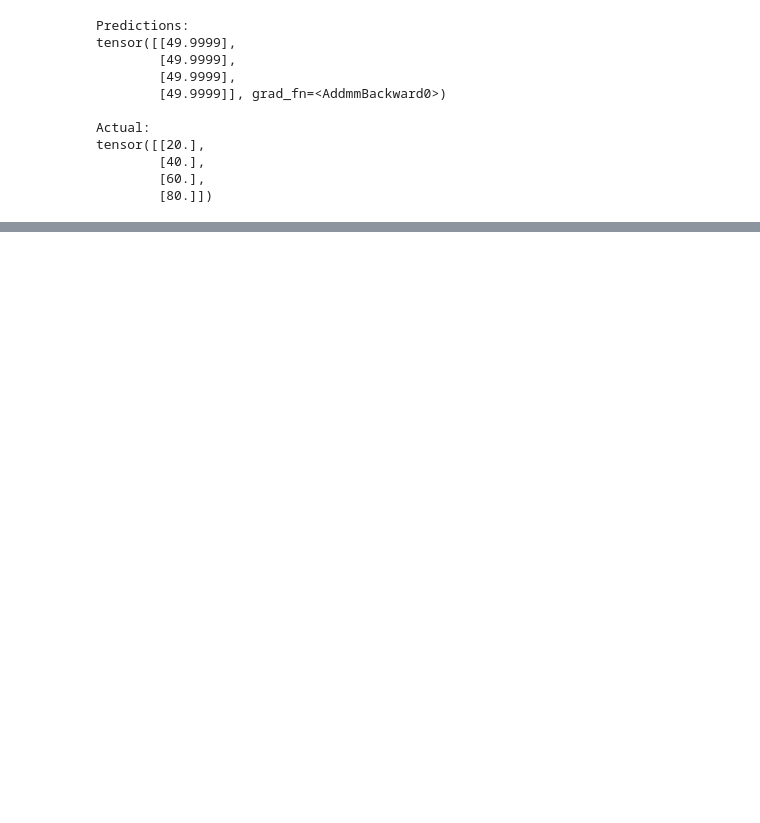
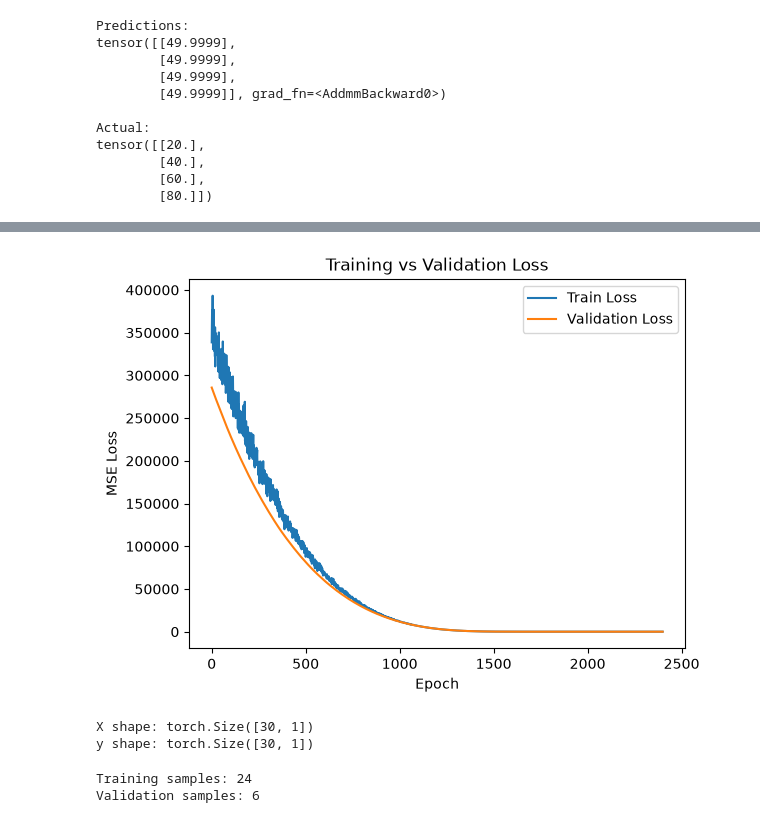
Before and after one commit to Anjula2001/study-research-agent, a Jupyter notebook: 07-Deep-Learning/deep_learning_basics.ipynb, the cells around one changed output, grey strips where cells are left out. Saved outputs shown, nothing was run; the diff lists cells and outputs as text; code cells hidden in the pictures; blank space fills up the shorter version.

```diff
--- a/07-Deep-Learning/deep_learning_basics.ipynb
+++ b/07-Deep-Learning/deep_learning_basics.ipynb
@@ -611,0 +1326,40 @@ Epoch 90: Avg Loss = 0.3144
+# %%
+import matplotlib.pyplot as plt
+
+plt.plot(train_history, label="Train Loss")
+plt.plot(val_history, label="Validation Loss")
+
+plt.xlabel("Epoch")
+plt.ylabel("MSE Loss")
+plt.title("Training vs Validation Loss")
+
+plt.legend()
+plt.show()
+# %% [output]
+[figure, added]
+# %%
+torch.manual_seed(42)
+
+X = torch.linspace(0, 10, 30).reshape(-1, 1)
+
+y = 3 * X + 5 + torch.randn(30, 1) * 4
+
+print("X shape:", X.shape)
+print("y shape:", y.shape)
+# %% [output]
+X shape: torch.Size([30, 1])
+y shape: torch.Size([30, 1])
+# %%
+dataset = TensorDataset(X, y)
+
+train_dataset, val_dataset = random_split(
+    dataset,
+    [24, 6],
+    generator=torch.Generator().manual_seed(42)
+)
+
+print("Training samples:", len(train_dataset))
+print("Validation samples:", len(val_dataset))
+# %% [output]
+Training samples: 24
+Validation samples: 6
```
Also changed, not shown: parts of 45 cells of this notebook.
